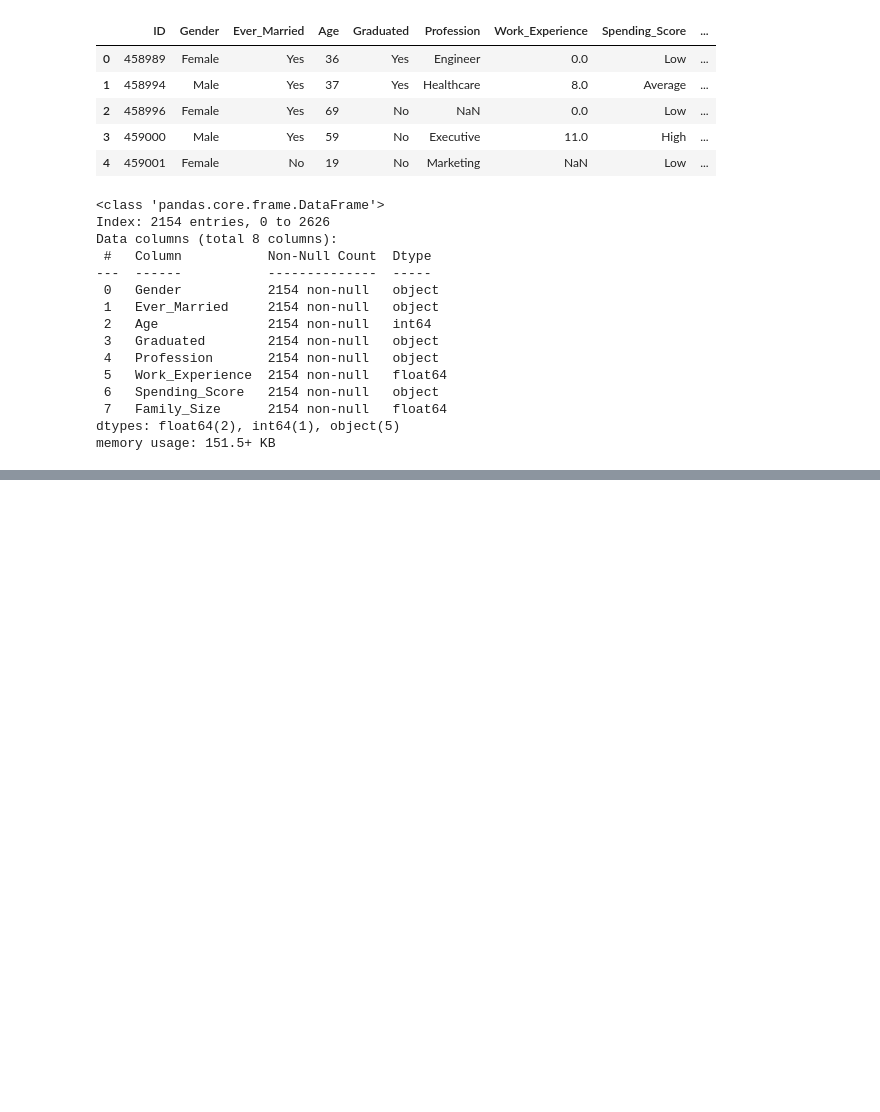
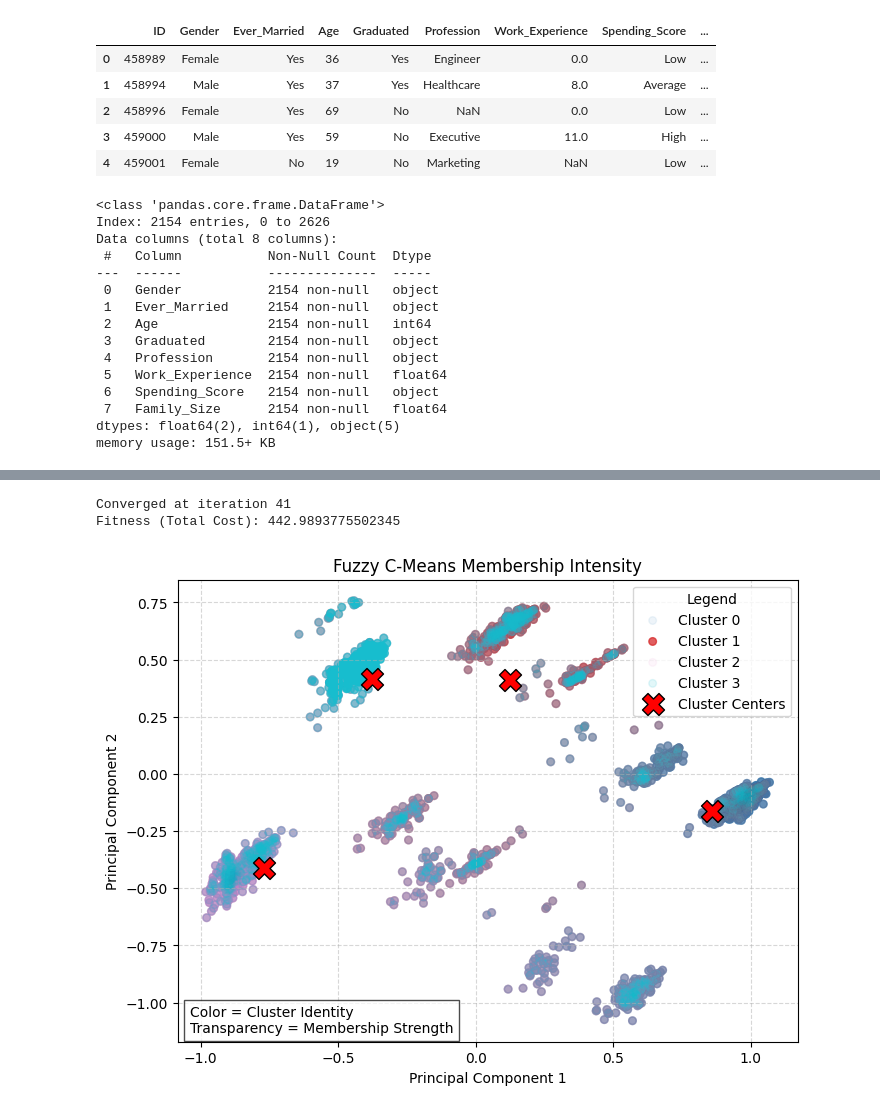
Before and after one commit to mrieden/CI_project, a Jupyter notebook: main.ipynb, the cells around one changed output, grey strips where cells are left out. Saved outputs shown, nothing was run; the diff lists cells and outputs as text; code cells hidden in the pictures; blank space fills up the shorter version.

```diff
--- a/main.ipynb
+++ b/main.ipynb
@@ -76,0 +139,10 @@ Converged at iteration 2
+# %%
+from algorithm.c_means import FuzzyCMeans
+model = FuzzyCMeans(k=4, m=2.0, max_iters=100, tol=1e-7, random_state=42)
+labels, fitness = model.fit(df)
+print("Fitness (Total Cost):", fitness)
+model.plot_membership_intensity(df)
+# %% [output]
+Converged at iteration 41
+Fitness (Total Cost): 442.9893775502345
+[figure, added]
```
Also changed, not shown: parts of 9 cells of this notebook, 4 other files.
